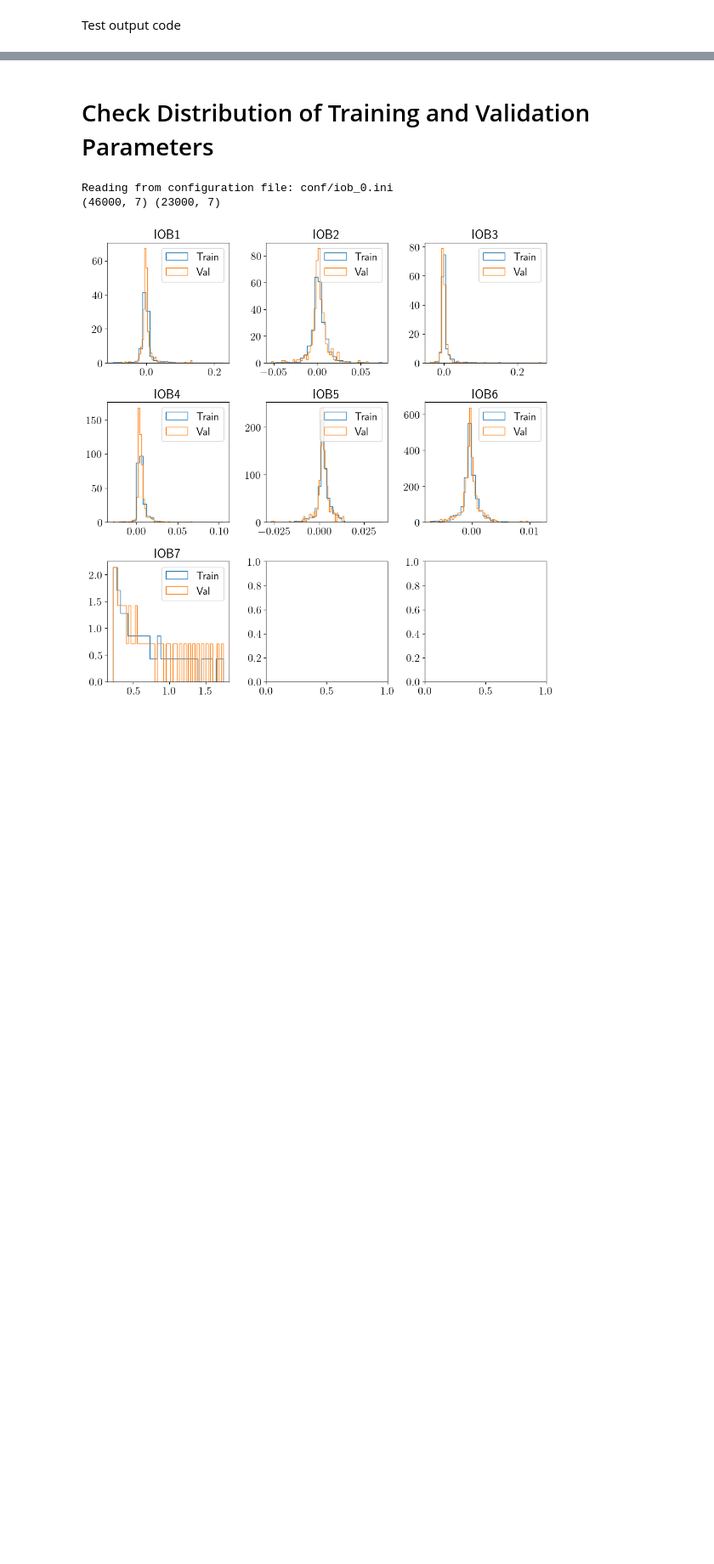
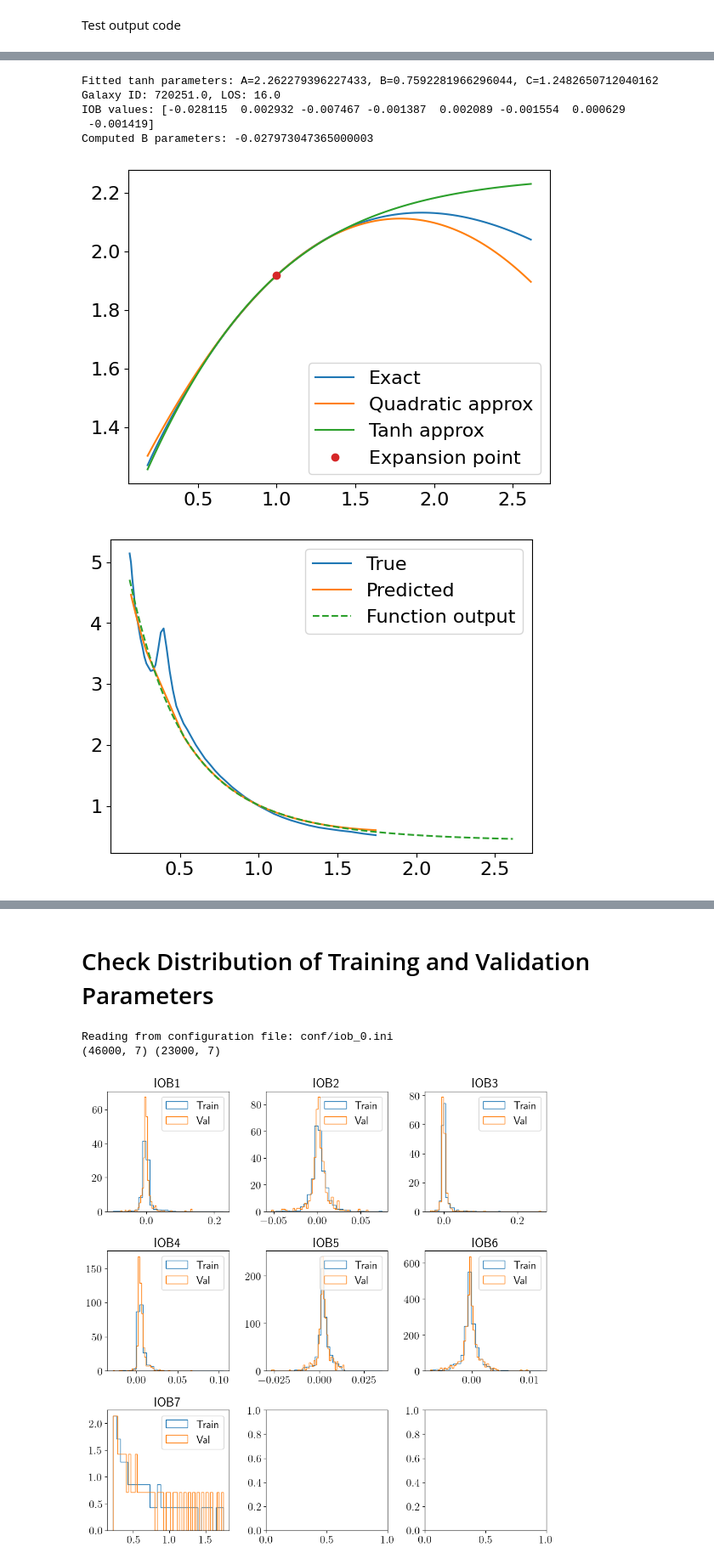
Before and after one commit to maho3/iob-attenuation, a Jupyter notebook: symbolic_regression/Results.ipynb, the cells around one changed output, grey strips where cells are left out. Shown at 85% size. Saved outputs shown, nothing was run; the diff lists cells and outputs as text; code cells hidden in the pictures; blank space fills up the shorter version.

```diff
--- a/symbolic_regression/Results.ipynb
+++ b/symbolic_regression/Results.ipynb
@@ -208,0 +251,70 @@ Reading from configuration file: conf/iob_6.ini
+# %%
+# i = 10
+# xplot = np.linspace(np.min(x), 1.5*np.max(x), 100)
+# IOB = data_train[iob_cols].values[i]
+# print(f"IOB values: {IOB}")
+# B = sr_fun.compute_initial_B(IOB)
+# a = [-0.0123170000000000, -0.481067000000000, 1.015321, 4.279083, -2.19217600000000, 0.198605]
+# # A_over_Av = a[0] + a[2]*(B0 - (a[3]*xplot)**B1)*(a[4] + (a[5]*xplot)**(a[1]*xplot))
+# plt.axhline(a[4])
+# plt.plot(xplot, (a[5]*xplot)**(a[1]*xplot))
+
+a = [-0.00720300000000000, -0.394022000000000, 0.91748, -1.92882800000000, -2.47409200000000, 6.9e-05, 0.191431]
+
+# Quadratic approximation
+a_val = a[6]
+b = a[1]
+
+a0 = a_val ** b
+a1 = b * (np.log(a_val) + 1) * a_val ** b
+a2 = b * a_val ** b * (1 + b * (np.log(a_val) + 1)**2)
+h  = xplot - 1
+
+def approx_fun(x, A, B, C):
+    return A * np.tanh(B * (x - 1) + C)
+
+# Get approximation as a tanh function
+xfit = np.linspace(0.5, 1.5, 50)
+y = (a_val*xfit)**(b*xfit)
+res = scipy.optimize.curve_fit(approx_fun, xfit, y, p0=[a0, 2., 0])
+A_fit, B_fit, C_fit = res[0]
+print(f'Fitted tanh parameters: A={A_fit}, B={B_fit}, C={C_fit}')
+y_tanh = approx_fun(xplot, A_fit, B_fit, C_fit)
+
+plt.plot(xplot, (a_val*xplot)**(b*xplot), label='Exact')
+plt.plot(xplot, a0 + a1*h + 0.5*a2*h**2, label='Quadratic approx')
+plt.plot(xplot, y_tanh, label='Tanh approx')
+plt.plot([1.], [a0], 'o', label='Expansion point')
+plt.legend()
+
+def compute_Av(x, B0):
+    a = [-0.00720300000000000, -0.394022000000000, 0.91748, -1.92882800000000, -2.47409200000000, 6.9e-05, 0.191431]
+    # A_over_Av = a[0] + a[2]*(a[3] + (a[6]*x)**(a[1]*x))*(a[4] + (a[5]*x)**B0)
+    A_over_Av = a[0] + a[2]*(a[3] + approx_fun(x, A_fit, B_fit, C_fit))*(a[4] + (a[5]*x)**B0)
+    return A_over_Av
+
+plt.figure()
+for i in [10]:
+    print(f'Galaxy ID: {data_train["galaxy_id"].values[i]}, LOS: {data_train["los"].values[i]}')
+    IOB = data_train[iob_cols].values[i]
+    print(f"IOB values: {IOB}")
+    B = sr_fun.compute_initial_B(IOB)
+    print(f'Computed B parameters: {B}')
+    if np.isscalar(B):
+        B = (B,)
+    new_pred = compute_Av(xplot, *B)
+    if args.fit_log:
+        new_pred = 10. ** new_pred
+
+    plt.plot(x, ytrue[i] / A_v[i], label='True')
+    plt.plot(x_sub, ypred[i], label='Predicted')
+    plt.plot(xplot, new_pred, label='Function output', ls='--')
+    plt.legend()
+# %% [output]
+Fitted tanh parameters: A=2.262279396227433, B=0.7592281966296044, C=1.2482650712040162
+Galaxy ID: 720251.0, LOS: 16.0
+IOB values: [-0.028115  0.002932 -0.007467 -0.001387  0.002089 -0.001554  0.000629
+ -0.001419]
+Computed B parameters: -0.027973047365000003
+[figure, added]
+[figure, added]
```
Also changed, not shown: parts of 12 cells of this notebook, 22 other files.
